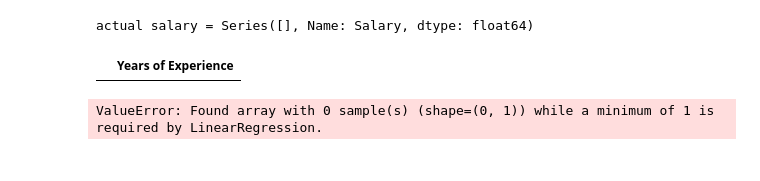
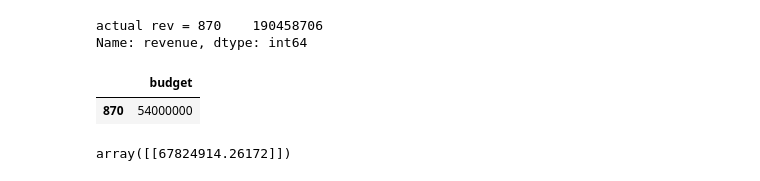
Before and after one commit to MonarchTL/python_class, a Jupyter notebook: AI/movie_rating.ipynb, the cells around one changed output. Saved outputs shown, nothing was run; the diff lists cells and outputs as text; code cells hidden in the pictures.

```diff
--- a/AI/movie_rating.ipynb
+++ b/AI/movie_rating.ipynb
@@ -3,6 +3,6 @@ import pandas as pd
 import seaborn as sns
 import matplotlib.pyplot as plt
 # %%
-df = pd.read_csv('Salary_data.csv')
+df = pd.read_csv('tmdb_5000_movies.csv')
 df
 # %% [output]
@@ -22,4 +22,4 @@ df
 # %%
-df1 = df[['Salary', 'Years of Experience']]
+df1 = df[['budget', 'revenue']]
 df1
 # %% [output]
@@ -73,19 +118,22 @@ model = lm.fit(X_train, Y_train)
 # %%
 data = df2_test.iloc[53:54]
 
-actual_salary = data.pop('Salary')
+actual_rev = data.pop('revenue')
 
-print(f'actual salary = {actual_salary}')
+print(f'actual rev = {actual_rev}')
 data
 # %% [output]
-actual salary = Series([], Name: Salary, dtype: float64)
+actual rev = 870    190458706
+Name: revenue, dtype: int64
-|  | Years of Experience |
+|  | budget |
+| 870 | 54000000 |
 # %%
-import numpy as np
-predicted_all = model.predict(data)
-np.set_printoptions(suppress=True)
-print(predicted_all[0])
-# print('actual sa =', actual_salary)
-# print('Predicted salary =', predicted_salary)
+pol_reg.predict(poly_reg.fit_transform([[54000000]]))
+# import numpy as np
+# predicted_all = model.predict(data)
+# np.set_printoptions(suppress=True)
+# print(predicted_all[0])
+# # print('actual sa =', actual_salary)
+# # print('Predicted salary =', predicted_salary)
 # %% [output]
-ValueError: Found array with 0 sample(s) (shape=(0, 1)) while a minimum of 1 is required by LinearRegression.
+array([[67824914.26172]])
```
Also changed, not shown: parts of 15 cells of this notebook.
